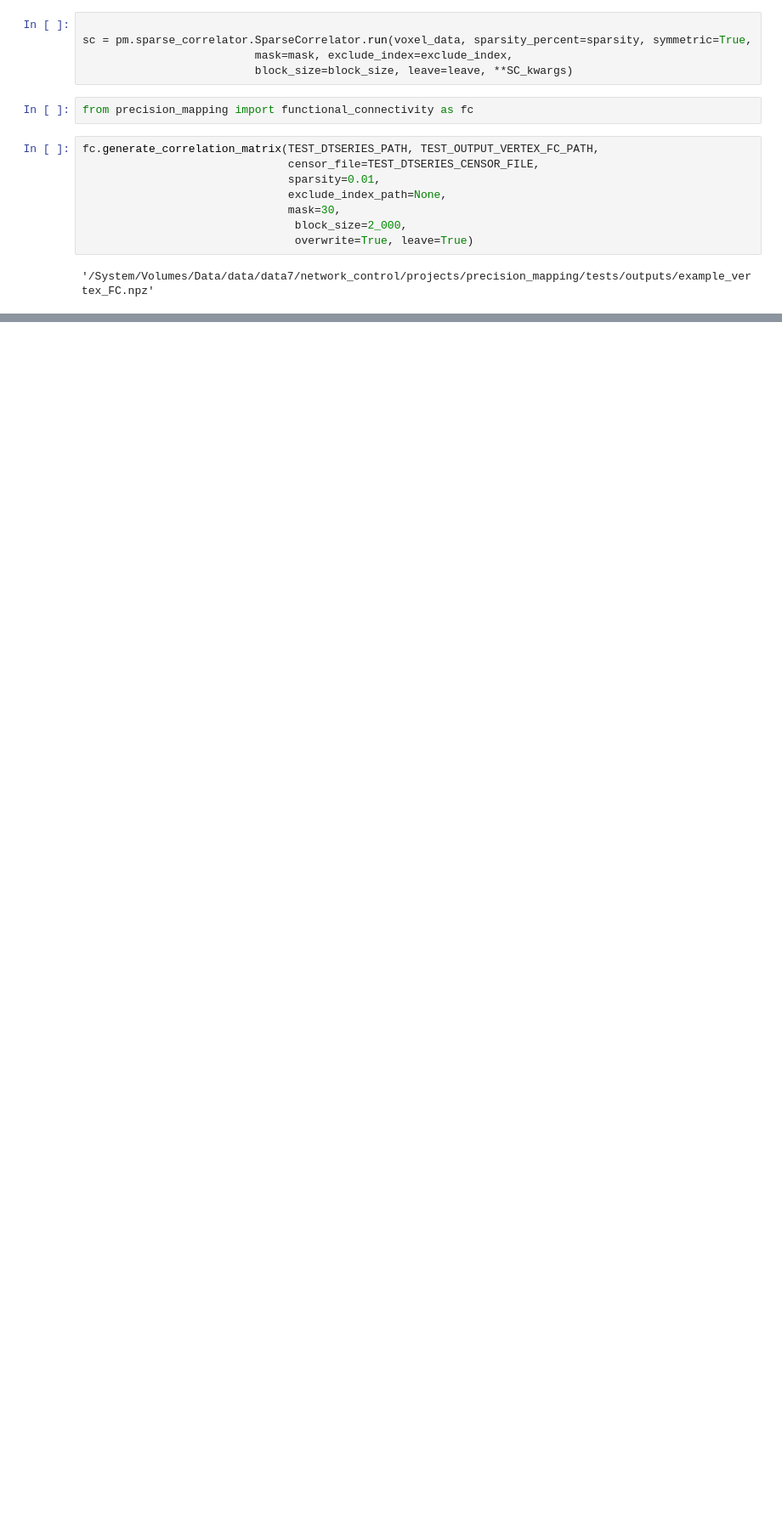
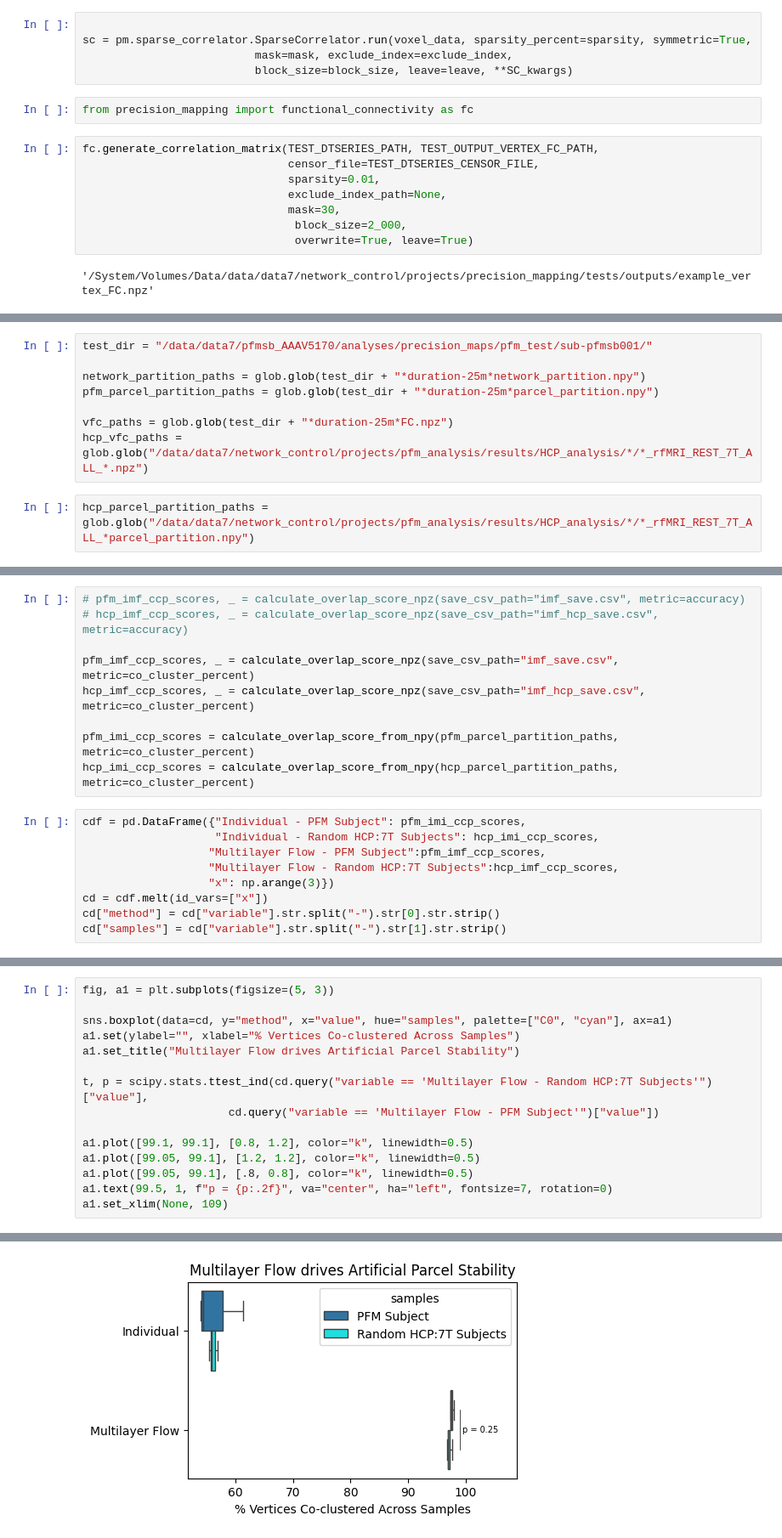
Before and after one commit to cole-khamnei/precision_mapping, a Jupyter notebook: notebooks/dev_nb.ipynb, the cells around one changed output, grey strips where cells are left out. Shown at 85% size. Drawn from its saved outputs; the diff is of its cells as text; blank space fills up the shorter version.

```diff
--- a/notebooks/dev_nb.ipynb
+++ b/notebooks/dev_nb.ipynb
@@ -234,0 +250,10 @@ fc.generate_correlation_matrix(TEST_DTSERIES_PATH, TEST_OUTPUT_VERTEX_FC_PATH,
+# %%
+test_dir = "/data/data7/pfmsb_AAAV5170/analyses/precision_maps/pfm_test/sub-pfmsb001/"
+
+network_partition_paths = glob.glob(test_dir + "*duration-25m*network_partition.npy")
+pfm_parcel_partition_paths = glob.glob(test_dir + "*duration-25m*parcel_partition.npy")
+
+vfc_paths = glob.glob(test_dir + "*duration-25m*FC.npz")
+hcp_vfc_paths = glob.glob("/data/data7/network_control/projects/pfm_analysis/results/HCP_analysis/*/*_rfMRI_REST_7T_ALL_*.npz")
+# %%
+hcp_parcel_partition_paths = glob.glob("/data/data7/network_control/projects/pfm_analysis/results/HCP_analysis/*/*_rfMRI_REST_7T_ALL_*parcel_partition.npy")
@@ -234,0 +327,18 @@ fc.generate_correlation_matrix(TEST_DTSERIES_PATH, TEST_OUTPUT_VERTEX_FC_PATH,
+# %%
+# pfm_imf_ccp_scores, _ = calculate_overlap_score_npz(save_csv_path="imf_save.csv", metric=accuracy)
+# hcp_imf_ccp_scores, _ = calculate_overlap_score_npz(save_csv_path="imf_hcp_save.csv", metric=accuracy)
+
+pfm_imf_ccp_scores, _ = calculate_overlap_score_npz(save_csv_path="imf_save.csv", metric=co_cluster_percent)
+hcp_imf_ccp_scores, _ = calculate_overlap_score_npz(save_csv_path="imf_hcp_save.csv", metric=co_cluster_percent)
+
+pfm_imi_ccp_scores = calculate_overlap_score_from_npy(pfm_parcel_partition_paths, metric=co_cluster_percent)
+hcp_imi_ccp_scores = calculate_overlap_score_from_npy(hcp_parcel_partition_paths, metric=co_cluster_percent)
+# %%
+cdf = pd.DataFrame({"Individual - PFM Subject": pfm_imi_ccp_scores,
+                    "Individual - Random HCP:7T Subjects": hcp_imi_ccp_scores,
+                   "Multilayer Flow - PFM Subject":pfm_imf_ccp_scores,
+                   "Multilayer Flow - Random HCP:7T Subjects":hcp_imf_ccp_scores,
+                   "x": np.arange(3)})
+cd = cdf.melt(id_vars=["x"])
+cd["method"] = cd["variable"].str.split("-").str[0].str.strip()
+cd["samples"] = cd["variable"].str.split("-").str[1].str.strip()
@@ -234,0 +386,16 @@ fc.generate_correlation_matrix(TEST_DTSERIES_PATH, TEST_OUTPUT_VERTEX_FC_PATH,
+# %%
+fig, a1 = plt.subplots(figsize=(5, 3))
+
+sns.boxplot(data=cd, y="method", x="value", hue="samples", palette=["C0", "cyan"], ax=a1)
+a1.set(ylabel="", xlabel="% Vertices Co-clustered Across Samples")
+a1.set_title("Multilayer Flow drives Artificial Parcel Stability")
+
+t, p = scipy.stats.ttest_ind(cd.query("variable == 'Multilayer Flow - Random HCP:7T Subjects'")["value"],
+                      cd.query("variable == 'Multilayer Flow - PFM Subject'")["value"])
+
+a1.plot([99.1, 99.1], [0.8, 1.2], color="k", linewidth=0.5)
+a1.plot([99.05, 99.1], [1.2, 1.2], color="k", linewidth=0.5)
+a1.plot([99.05, 99.1], [.8, 0.8], color="k", linewidth=0.5)
+a1.text(99.5, 1, f"p = {p:.2f}", va="center", ha="left", fontsize=7, rotation=0)
+a1.set_xlim(None, 109)
+# %% [output]
@@ -234,0 +403 @@ fc.generate_correlation_matrix(TEST_DTSERIES_PATH, TEST_OUTPUT_VERTEX_FC_PATH,
+[figure, added]
```
Also changed, not shown: parts of 35 cells of this notebook, 6 other files.
